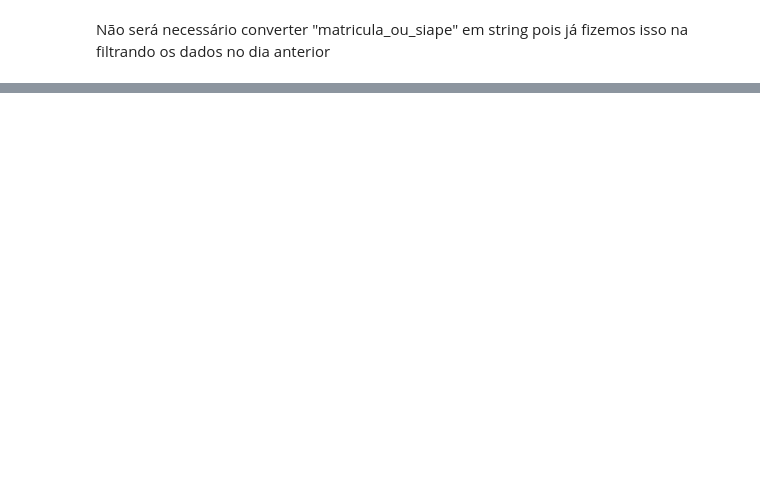
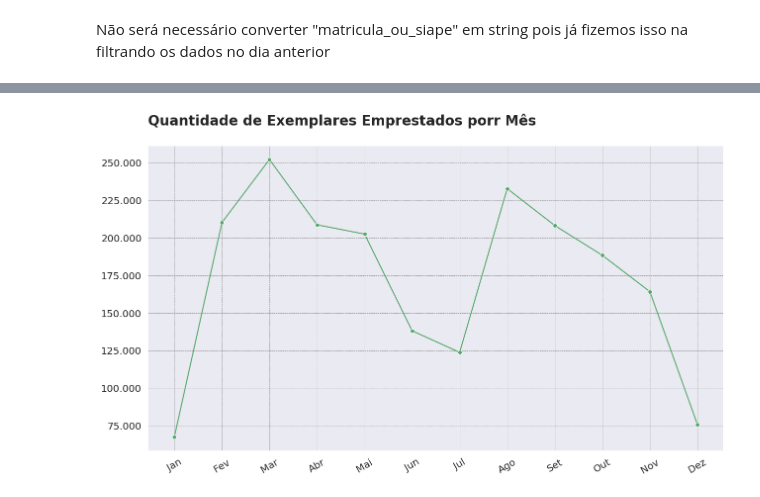
Before and after one commit to LuizGustavo8/7DaysOfCode, a Jupyter notebook: 7DaysOfCode.ipynb, the cells around one changed output, grey strips where cells are left out. Drawn from its saved outputs; the diff is of its cells as text; code cells hidden in the pictures; blank space fills up the shorter version.

```diff
--- a/7DaysOfCode.ipynb
+++ b/7DaysOfCode.ipynb
@@ -302,0 +379,4 @@ Não será necessário converter "matricula_ou_siape" em string pois já fizemos
+# %%
+emprestimos_por_mes = emprestimos_data.groupby(by=emprestimos_data.data.dt.month).sum()
+emprestimos_por_mes.index.name = 'mes'
+emprestimos_por_mes
@@ -302,0 +398,17 @@ Não será necessário converter "matricula_ou_siape" em string pois já fizemos
+# %%
+dicionario_meses = {1:'Jan',2:'Fev',3:'Mar',4:'Abr',
+                    5:'Mai',6:'Jun',7:'Jul',8:'Ago',
+                    9:'Set',10:'Out',11:'Nov',12:'Dez'}
+
+emprestimos_por_mes.index = emprestimos_por_mes.index.map(dicionario_meses)
+# %%
+ax = sns.lineplot(data=emprestimos_por_mes,x='mes',y='quantidade', color='g', marker='o')
+ax.set(xlabel=None,ylabel=None)
+ax.tick_params(axis='x',rotation=30)
+ax.yaxis.set_major_formatter(ticker.FuncFormatter(lambda x, p: format(int(x), ',').replace(',','.')))
+ax.grid(True, which='both', linestyle='--', color='gray', linewidth=0.5)
+ax.set_title("Quantidade de Exemplares Emprestados porr Mês"+"\n",size=20,loc='left',weight='bold')
+
+ax=ax
+# %% [output]
+[figure, added]
```
Also changed, not shown: parts of 40 cells of this notebook.
